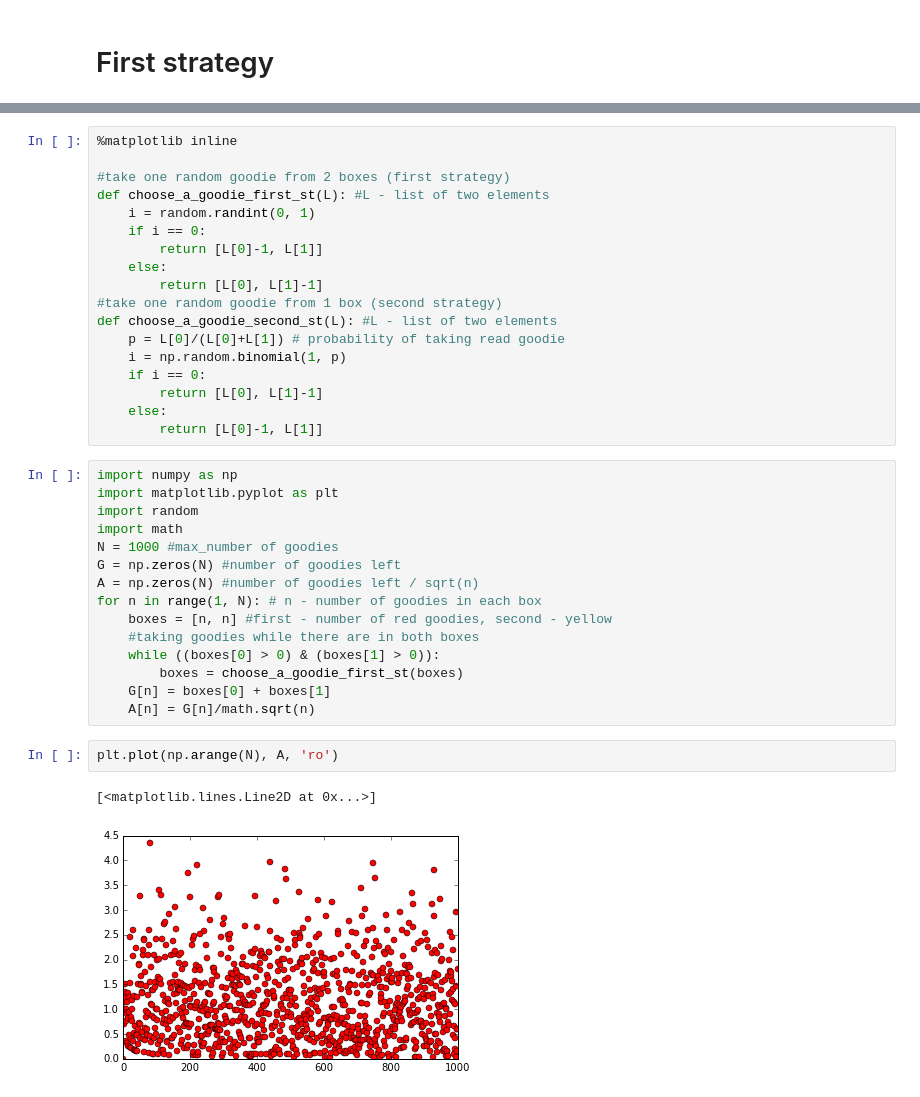
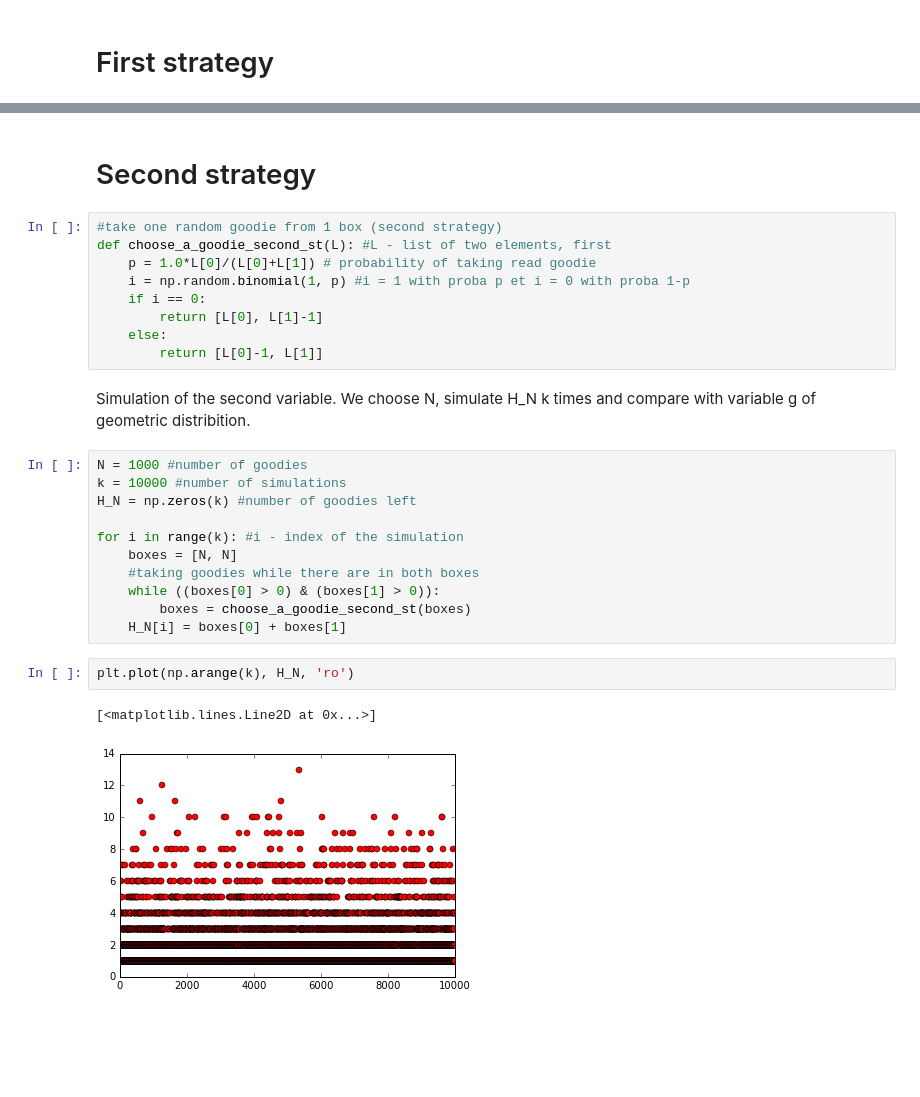
Before and after one commit to ZiggerZZ/MapProjetXForum, a Jupyter notebook: MAP Projet.ipynb, the cells around one changed output, grey strips where cells are left out. Cells and saved outputs as stored; diff of their text form; blank space fills up the shorter version.

Commit message:
Add files via upload
Code was divided by two parts for both strategies.
Simulations of v.a. were made.

```diff
--- a/MAP Projet.ipynb
+++ b/MAP Projet.ipynb
@@ -3,38 +83,30 @@
+# %% [markdown]
+# Second strategy
 # %%
-%matplotlib inline
-
-#take one random goodie from 2 boxes (first strategy)
-def choose_a_goodie_first_st(L): #L - list of two elements
-    i = random.randint(0, 1)
-    if i == 0:
-        return [L[0]-1, L[1]]
-    else:
-        return [L[0], L[1]-1]
 #take one random goodie from 1 box (second strategy)
-def choose_a_goodie_second_st(L): #L - list of two elements
-    p = L[0]/(L[0]+L[1]) # probability of taking read goodie
-    i = np.random.binomial(1, p)
+def choose_a_goodie_second_st(L): #L - list of two elements, first
+    p = 1.0*L[0]/(L[0]+L[1]) # probability of taking read goodie
+    i = np.random.binomial(1, p) #i = 1 with proba p et i = 0 with proba 1-p
     if i == 0:
         return [L[0], L[1]-1]
     else:
         return [L[0]-1, L[1]]
+# %% [markdown]
+Simulation of the second variable.
+We choose N, simulate H_N k times and compare with variable g of geometric distribition.
 # %%
-import numpy as np
-import matplotlib.pyplot as plt
-import random
-import math
-N = 1000 #max_number of goodies
-G = np.zeros(N) #number of goodies left
-A = np.zeros(N) #number of goodies left / sqrt(n)
-for n in range(1, N): # n - number of goodies in each box
-    boxes = [n, n] #first - number of red goodies, second - yellow
+N = 1000 #number of goodies
+k = 10000 #number of simulations
+H_N = np.zeros(k) #number of goodies left
+
+for i in range(k): #i - index of the simulation
+    boxes = [N, N]
     #taking goodies while there are in both boxes
     while ((boxes[0] > 0) & (boxes[1] > 0)):
-        boxes = choose_a_goodie_first_st(boxes)
-    G[n] = boxes[0] + boxes[1]
-    A[n] = G[n]/math.sqrt(n)
+        boxes = choose_a_goodie_second_st(boxes)
+    H_N[i] = boxes[0] + boxes[1]
 # %%
-plt.plot(np.arange(N), A, 'ro')
+plt.plot(np.arange(k), H_N, 'ro')
 # %% [output]
 [<matplotlib.lines.Line2D at 0x...>]
-[figure, old version]
+[figure, new version]
```
Also changed, not shown: parts of 18 cells of this notebook.
